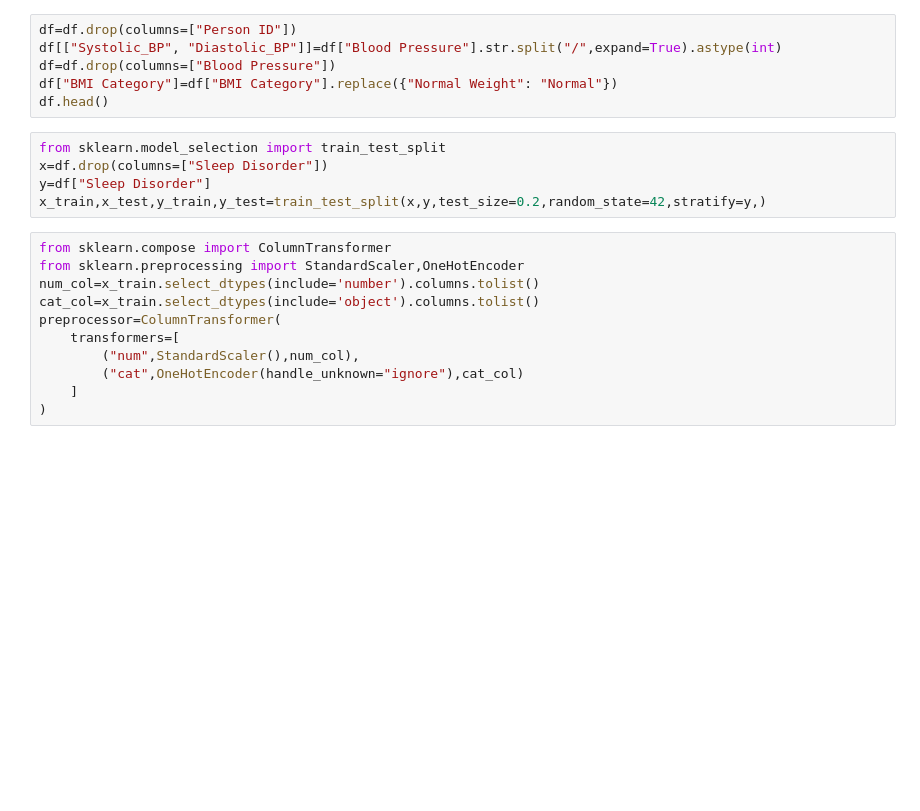
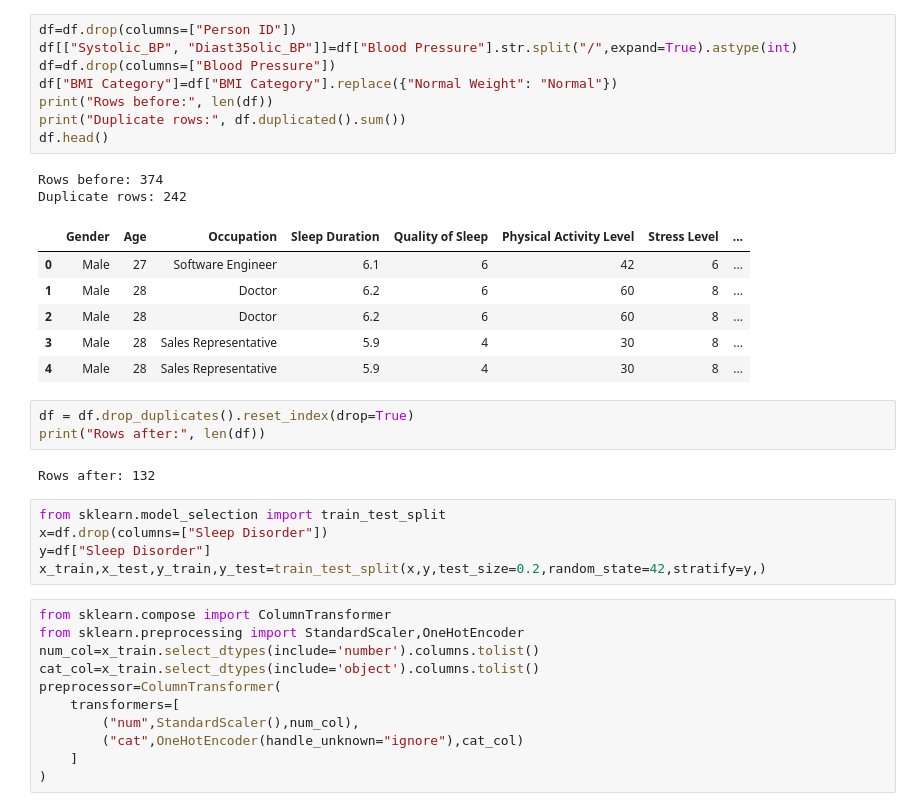
Before and after one commit to ninganagoudadhannur30-web/Sleep-disorder-classification, a Jupyter notebook: notebooks/01_eda_and_modeling.ipynb, the cells around one changed output. Saved outputs shown, nothing was run; the diff lists cells and outputs as text; blank space fills up the shorter version.

Commit message:
add duplicate check, test-set baseline, test scores

```diff
--- a/notebooks/01_eda_and_modeling.ipynb
+++ b/notebooks/01_eda_and_modeling.ipynb
@@ -25,9 +70,25 @@ plt.savefig("../figures/correlation_heatmap.png",dpi=150,bbox_inches='tight')
 # %%
 df=df.drop(columns=["Person ID"])
-df[["Systolic_BP", "Diastolic_BP"]]=df["Blood Pressure"].str.split("/",expand=True).astype(int)
+df[["Systolic_BP", "Diast35olic_BP"]]=df["Blood Pressure"].str.split("/",expand=True).astype(int)
 df=df.drop(columns=["Blood Pressure"])
 df["BMI Category"]=df["BMI Category"].replace({"Normal Weight": "Normal"})
+print("Rows before:", len(df))
+print("Duplicate rows:", df.duplicated().sum())
 df.head()
+# %% [output]
+Rows before: 374
+Duplicate rows: 242
+|  | Gender | Age | Occupation | Sleep Duration | Quality of Sleep | Physical Activity Level | Stress Level | ... |
+| 0 | Male | 27 | Software Engineer | 6.1 | 6 | 42 | 6 | ... |
+| 1 | Male | 28 | Doctor | 6.2 | 6 | 60 | 8 | ... |
+| 2 | Male | 28 | Doctor | 6.2 | 6 | 60 | 8 | ... |
+| 3 | Male | 28 | Sales Representative | 5.9 | 4 | 30 | 8 | ... |
+| 4 | Male | 28 | Sales Representative | 5.9 | 4 | 30 | 8 | ... |
+# %%
+df = df.drop_duplicates().reset_index(drop=True)
+print("Rows after:", len(df))
+# %% [output]
+Rows after: 132
 # %%
 from sklearn.model_selection import train_test_split
 x=df.drop(columns=["Sleep Disorder"])
```
Also changed, not shown: parts of 9 cells of this notebook.
